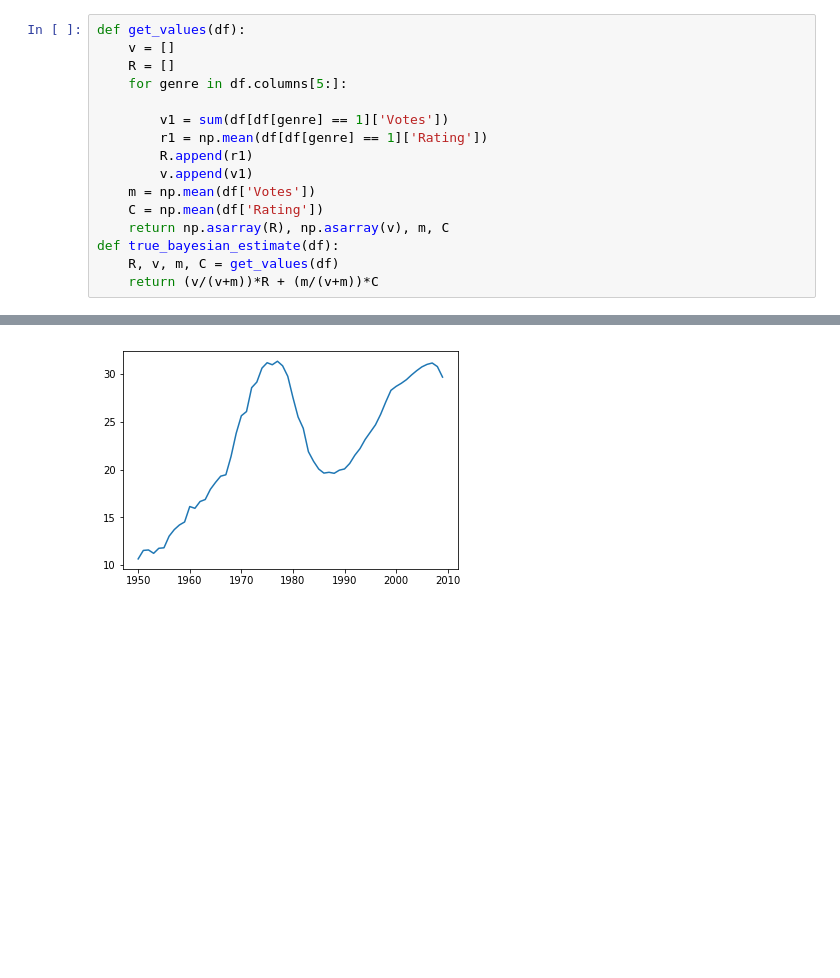
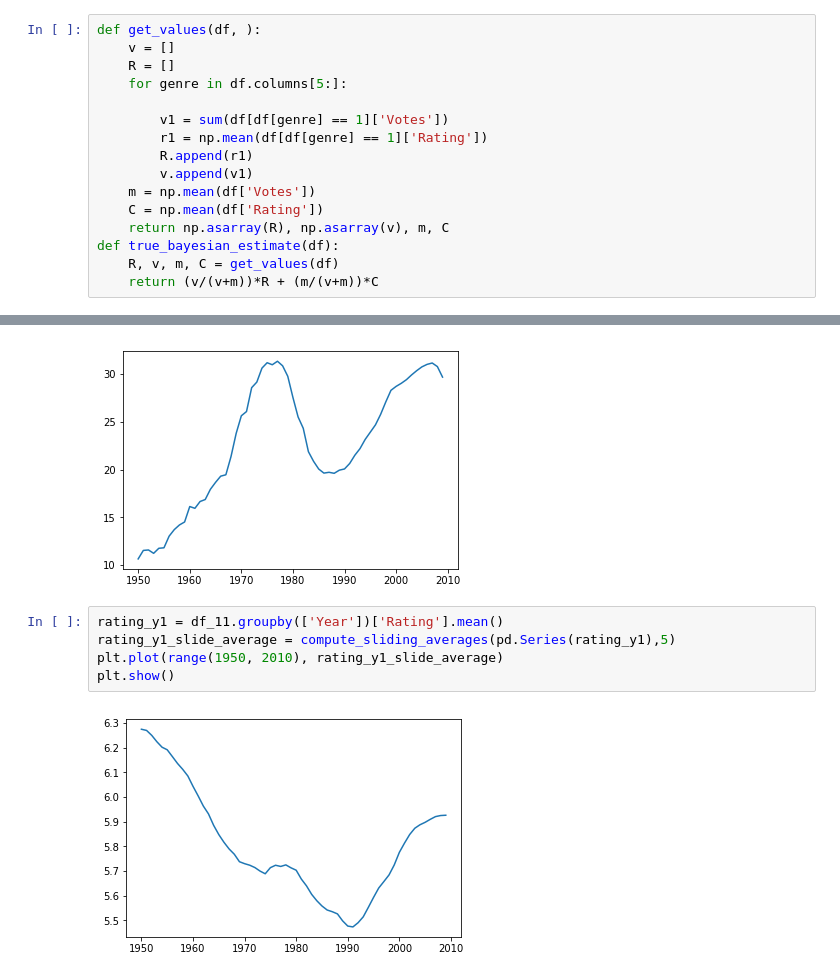
Before and after one commit to euyniy/Practical-Data-Science-Project, a Jupyter notebook: load_data.ipynb, the cells around one changed output, grey strips where cells are left out. Saved outputs shown, nothing was run; the diff lists cells and outputs as text; blank space fills up the shorter version.

```diff
--- a/load_data.ipynb
+++ b/load_data.ipynb
@@ -62,7 +69,7 @@ Where:
  - m = a good number of votes to rely on the rating based on votes (m as the average number of votes)
  - C = the mean ratings of all movies (currently 7.0)
 # %%
-def get_values(df):
+def get_values(df, ):
     v = []
     R = []
     for genre in df.columns[5:]:
@@ -178,3 +186,10 @@ plt.plot(range(1950, 2010), gross_y_slide_average)
 plt.show()
 # %% [output]
 [figure]
+# %%
+rating_y1 = df_11.groupby(['Year'])['Rating'].mean()
+rating_y1_slide_average = compute_sliding_averages(pd.Series(rating_y1),5)
+plt.plot(range(1950, 2010), rating_y1_slide_average)
+plt.show()
+# %% [output]
+[figure, added]
```
Also changed, not shown: parts of 11 cells of this notebook.
